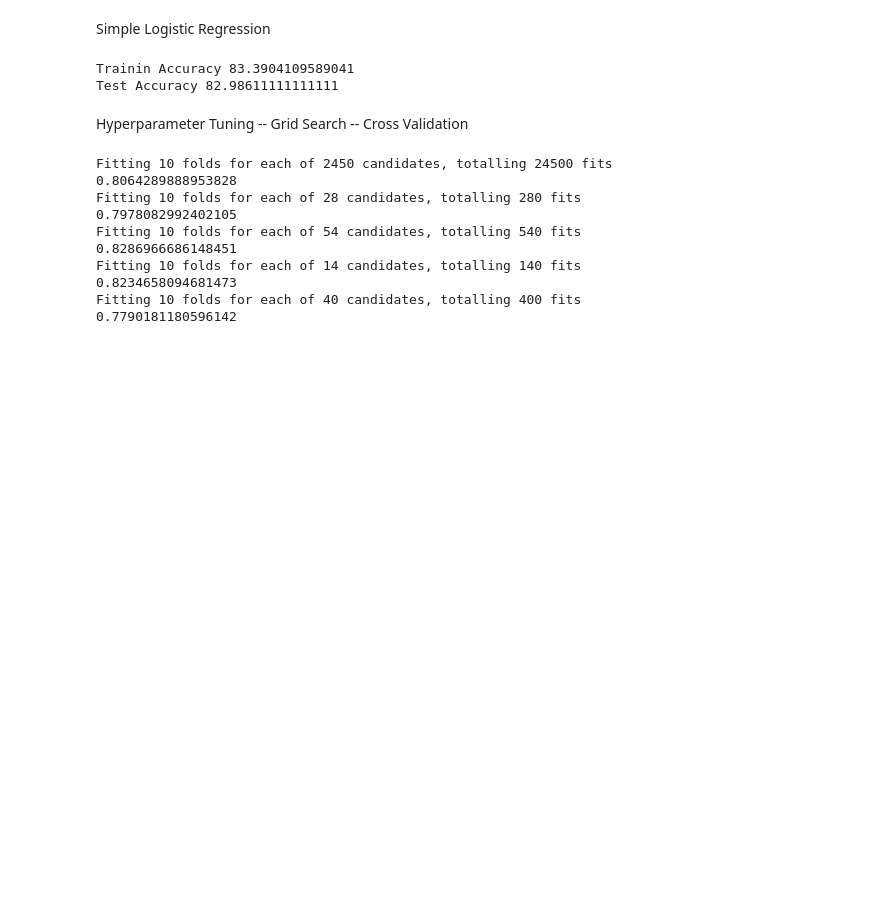
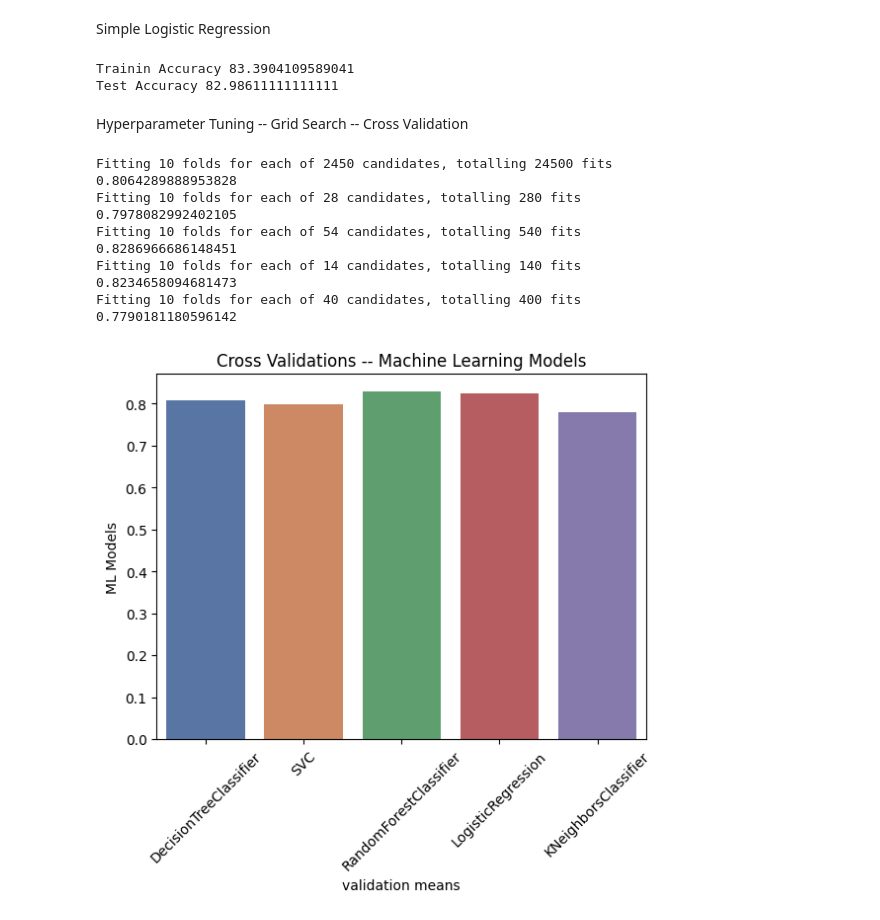
Before and after one commit to MertHasanAslan/titanic_ml, a Jupyter notebook: src/titanic_ml.ipynb, the cells around one changed output. Cells and saved outputs as stored; diff of their text form; code cells hidden in the pictures; blank space fills up the shorter version.

Commit message:
visualize ml models for choosing the best one

```diff
--- a/src/titanic_ml.ipynb
+++ b/src/titanic_ml.ipynb
@@ -1020,3 +1020,16 @@ Fitting 10 folds for each of 14 candidates, totalling 140 fits
 0.8234658094681473
 Fitting 10 folds for each of 40 candidates, totalling 400 fits
 0.7790181180596142
+# %%
+cv_results = pd.DataFrame({"Cross Validation Means" : cv_result,
+                          "ML Models" : ["DecisionTreeClassifier", "SVC", "RandomForestClassifier", "LogisticRegression", "KNeighborsClassifier"]})
+
+sns.barplot(data=cv_results, x="ML Models", y="Cross Validation Means", hue="ML Models", palette="deep")
+
+plt.xlabel("validation means")
+plt.ylabel("ML Models")
+plt.title("Cross Validations -- Machine Learning Models")
+plt.xticks(rotation=45)
+plt.show()
+# %% [output]
+[figure, added]
```
Also changed, not shown: parts of 4 cells of this notebook.
